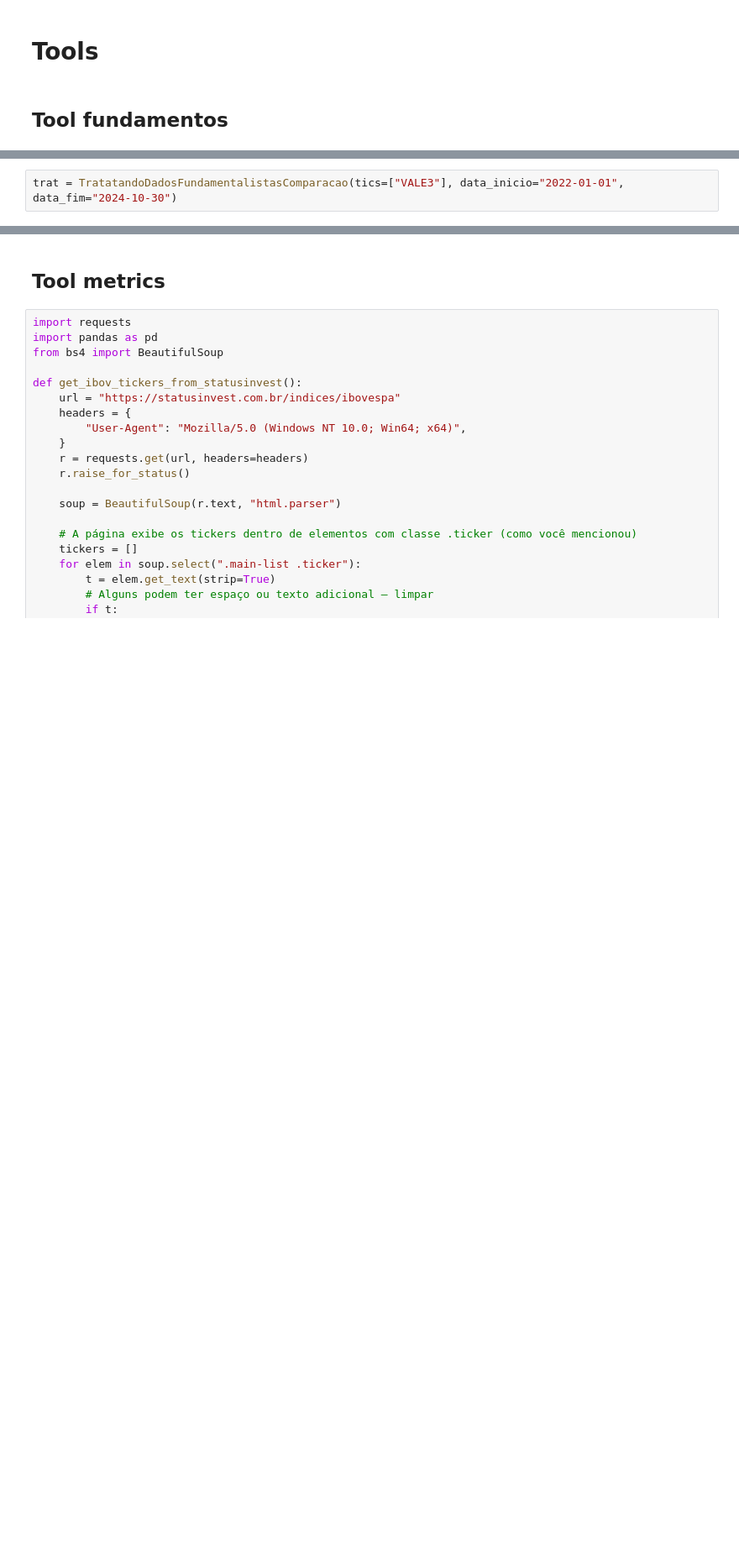
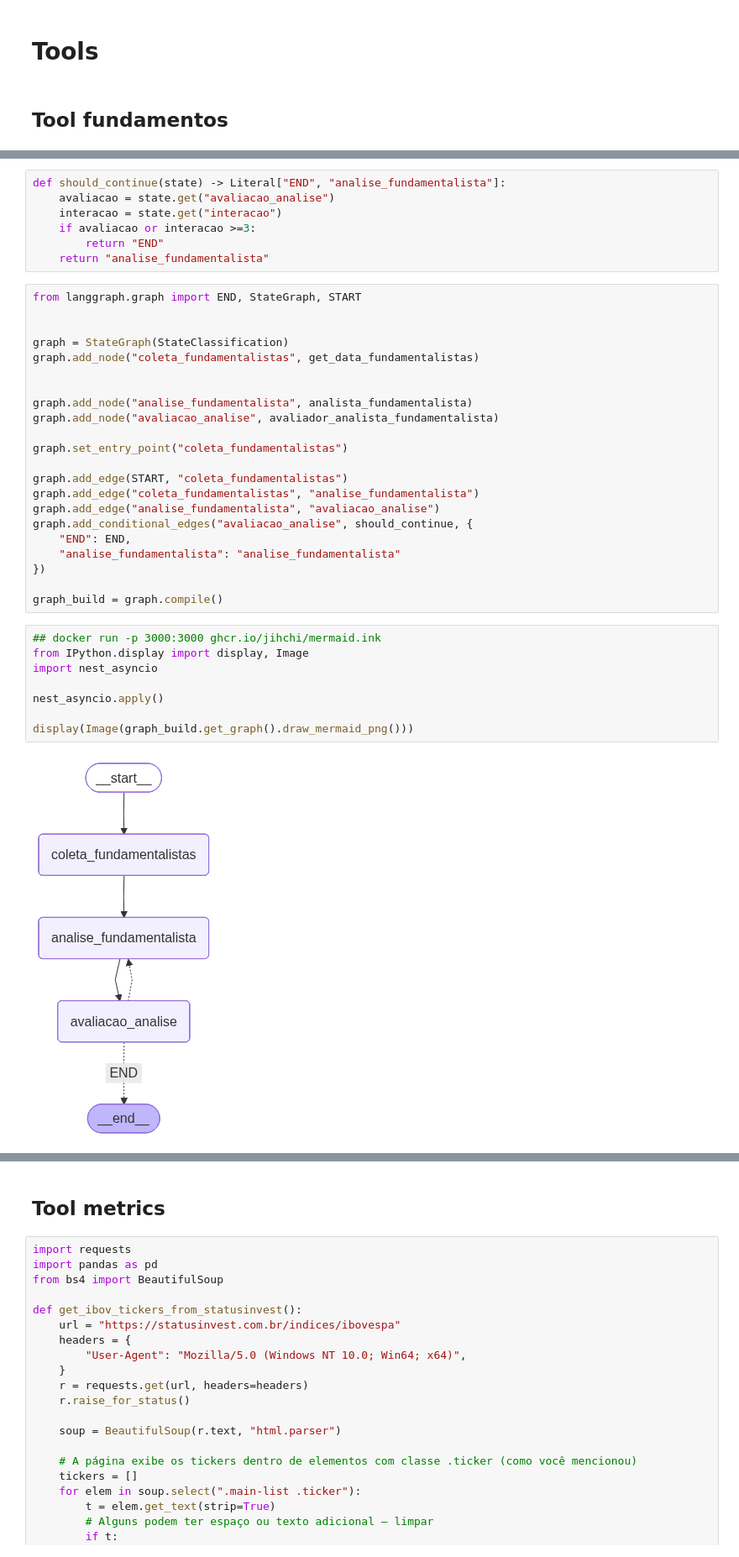
Before and after one commit to Jeferson100/Agente-investimento, a Jupyter notebook: notebooks/react_agent_investimento.ipynb, the cells around one changed output, grey strips where cells are left out. Shown at 84% size. Drawn from its saved outputs; the diff is of its cells as text; blank space fills up the shorter version.

Commit message:
Criando agente que avalia as acoes e cria a carteira

```diff
--- a/notebooks/react_agent_investimento.ipynb
+++ b/notebooks/react_agent_investimento.ipynb
@@ -620,2 +616,0 @@ class DadosFundamentalistas:
-# %%
-trat = TratatandoDadosFundamentalistasComparacao(tics=["VALE3"], data_inicio="2022-01-01", data_fim="2024-10-30")
@@ -686,0 +818,39 @@ response
+# %%
+def should_continue(state) -> Literal["END", "analise_fundamentalista"]:
+    avaliacao = state.get("avaliacao_analise")
+    interacao = state.get("interacao")
+    if avaliacao or interacao >=3:
+        return "END"
+    return "analise_fundamentalista"
+# %%
+from langgraph.graph import END, StateGraph, START
+
+
+graph = StateGraph(StateClassification)
+graph.add_node("coleta_fundamentalistas", get_data_fundamentalistas)
+
+
+graph.add_node("analise_fundamentalista", analista_fundamentalista)
+graph.add_node("avaliacao_analise", avaliador_analista_fundamentalista)
+
+graph.set_entry_point("coleta_fundamentalistas")
+
+graph.add_edge(START, "coleta_fundamentalistas")
+graph.add_edge("coleta_fundamentalistas", "analise_fundamentalista")
+graph.add_edge("analise_fundamentalista", "avaliacao_analise")
+graph.add_conditional_edges("avaliacao_analise", should_continue, {
+    "END": END,
+    "analise_fundamentalista": "analise_fundamentalista"
+})
+
+graph_build = graph.compile()
+# %%
+## docker run -p 3000:3000 ghcr.io/jihchi/mermaid.ink
+from IPython.display import display, Image
+import nest_asyncio
+
+nest_asyncio.apply()
+
+display(Image(graph_build.get_graph().draw_mermaid_png()))
+# %% [output]
+[figure, added]
```
Also changed, not shown: parts of 63 cells of this notebook, 5 other files.
